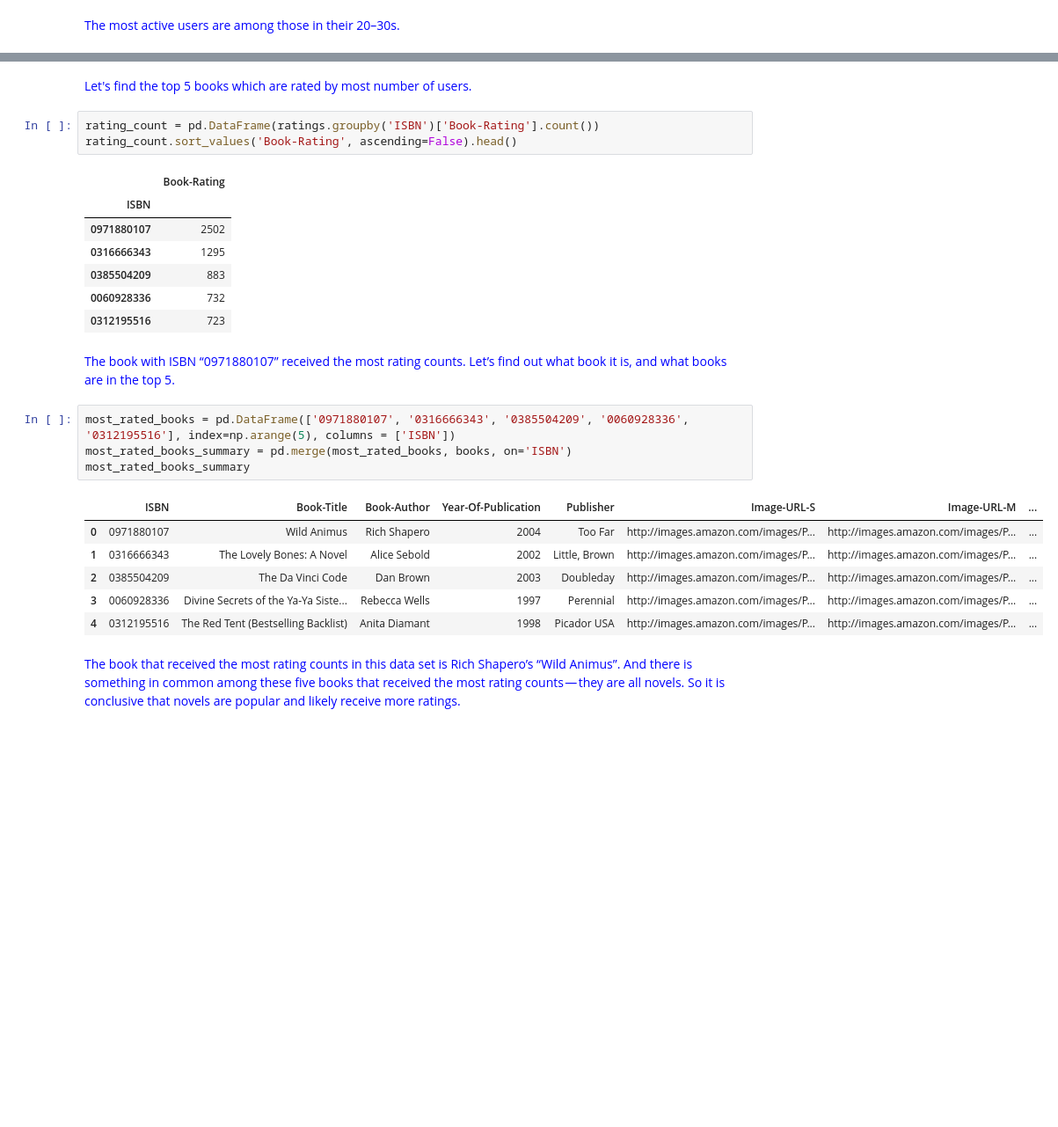
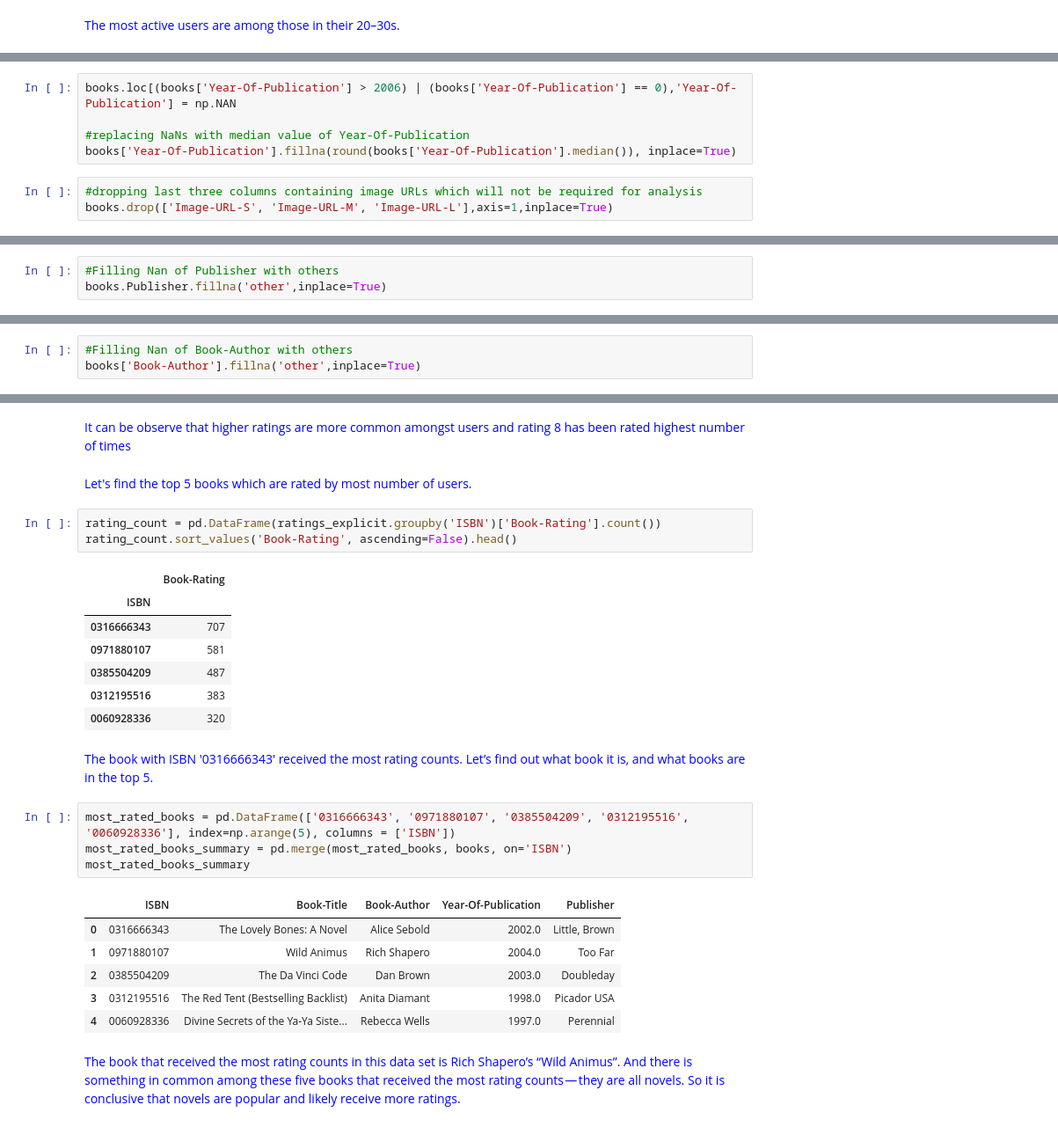
Before and after one commit to Harsh1091996/Book-Recommendation-System, a Jupyter notebook: Himanshu_Sharma_Book_Recommendation.ipynb, the cells around one changed output, grey strips where cells are left out. Shown: that part at 88% size. Cells and saved outputs as stored; diff of their text form; blank space fills up the shorter version.

```diff
--- a/Himanshu_Sharma_Book_Recommendation.ipynb
+++ b/Himanshu_Sharma_Book_Recommendation.ipynb
@@ -117,0 +344,8 @@ plt.show()
+# %%
+books.loc[(books['Year-Of-Publication'] > 2006) | (books['Year-Of-Publication'] == 0),'Year-Of-Publication'] = np.NAN
+
+#replacing NaNs with median value of Year-Of-Publication
+books['Year-Of-Publication'].fillna(round(books['Year-Of-Publication'].median()), inplace=True)
+# %%
+#dropping last three columns containing image URLs which will not be required for analysis
+books.drop(['Image-URL-S', 'Image-URL-M', 'Image-URL-L'],axis=1,inplace=True)
@@ -117,0 +369,3 @@ plt.show()
+# %%
+#Filling Nan of Publisher with others
+books.Publisher.fillna('other',inplace=True)
@@ -117,0 +378,3 @@ plt.show()
+# %%
+#Filling Nan of Book-Author with others
+books['Book-Author'].fillna('other',inplace=True)
@@ -118,28 +451,30 @@ plt.show()
+# %% [markdown]
+<font color='blue'>It can be observe that higher ratings are more common amongst users and rating 8 has been rated highest number of times
 # %% [markdown]
 <font color= 'blue'>Let's find the top 5 books which are rated by most number of users.
 # %%
-rating_count = pd.DataFrame(ratings.groupby('ISBN')['Book-Rating'].count())
+rating_count = pd.DataFrame(ratings_explicit.groupby('ISBN')['Book-Rating'].count())
 rating_count.sort_values('Book-Rating', ascending=False).head()
 # %% [output]
 |  | Book-Rating |
 | ISBN |  |
-| 0971880107 | 2502 |
-| 0316666343 | 1295 |
-| 0385504209 | 883 |
-| 0060928336 | 732 |
-| 0312195516 | 723 |
+| 0316666343 | 707 |
+| 0971880107 | 581 |
+| 0385504209 | 487 |
+| 0312195516 | 383 |
+| 0060928336 | 320 |
 # %% [markdown]
-<font color= 'blue'>The book with ISBN “0971880107” received the most rating counts. Let’s find out what book it is, and what books are in the top 5.
+<font color= 'blue'>The book with ISBN '0316666343' received the most rating counts. Let’s find out what book it is, and what books are in the top 5.
 # %%
-most_rated_books = pd.DataFrame(['0971880107', '0316666343', '0385504209', '0060928336', '0312195516'], index=np.arange(5), columns = ['ISBN'])
+most_rated_books = pd.DataFrame(['0316666343', '0971880107', '0385504209', '0312195516', '0060928336'], index=np.arange(5), columns = ['ISBN'])
 most_rated_books_summary = pd.merge(most_rated_books, books, on='ISBN')
 most_rated_books_summary
 # %% [output]
-|  | ISBN | Book-Title | Book-Author | Year-Of-Publication | Publisher | Image-URL-S | Image-URL-M | ... |
-| 0 | 0971880107 | Wild Animus | Rich Shapero | 2004 | Too Far | http://images.amazon.com/images/P... | http://images.amazon.com/images/P... | ... |
-| 1 | 0316666343 | The Lovely Bones: A Novel | Alice Sebold | 2002 | Little, Brown | http://images.amazon.com/images/P... | http://images.amazon.com/images/P... | ... |
-| 2 | 0385504209 | The Da Vinci Code | Dan Brown | 2003 | Doubleday | http://images.amazon.com/images/P... | http://images.amazon.com/images/P... | ... |
-| 3 | 0060928336 | Divine Secrets of the Ya-Ya Siste... | Rebecca Wells | 1997 | Perennial | http://images.amazon.com/images/P... | http://images.amazon.com/images/P... | ... |
-| 4 | 0312195516 | The Red Tent (Bestselling Backlist) | Anita Diamant | 1998 | Picador USA | http://images.amazon.com/images/P... | http://images.amazon.com/images/P... | ... |
+|  | ISBN | Book-Title | Book-Author | Year-Of-Publication | Publisher |
+| 0 | 0316666343 | The Lovely Bones: A Novel | Alice Sebold | 2002.0 | Little, Brown |
+| 1 | 0971880107 | Wild Animus | Rich Shapero | 2004.0 | Too Far |
+| 2 | 0385504209 | The Da Vinci Code | Dan Brown | 2003.0 | Doubleday |
+| 3 | 0312195516 | The Red Tent (Bestselling Backlist) | Anita Diamant | 1998.0 | Picador USA |
+| 4 | 0060928336 | Divine Secrets of the Ya-Ya Siste... | Rebecca Wells | 1997.0 | Perennial |
 # %% [markdown]
 <font color= 'blue'>The book that received the most rating counts in this data set is Rich Shapero’s “Wild Animus”. And there is something in common among these five books that received the most rating counts — they are all novels. So it is conclusive that novels are popular and likely receive more ratings.
```
Also changed, not shown: parts of 76 cells of this notebook.
